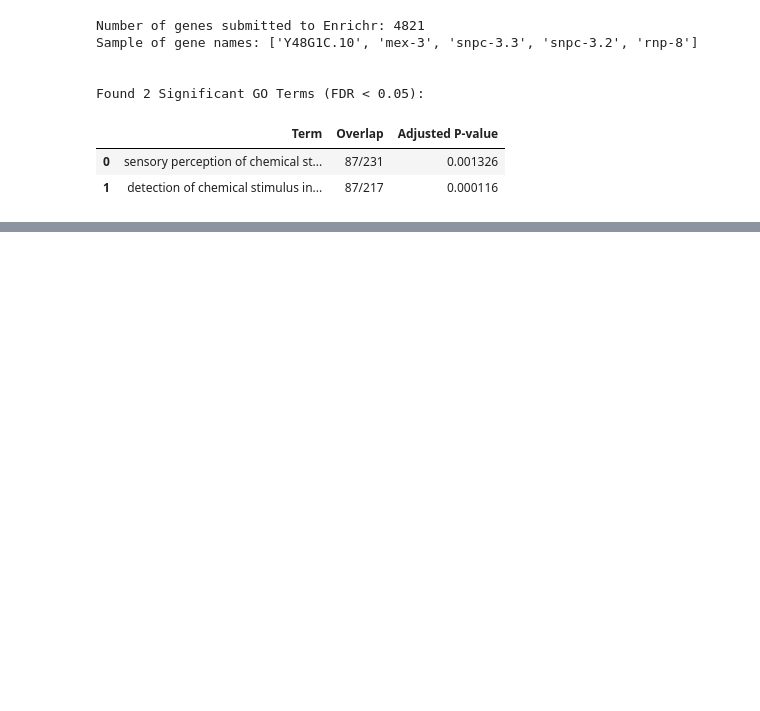
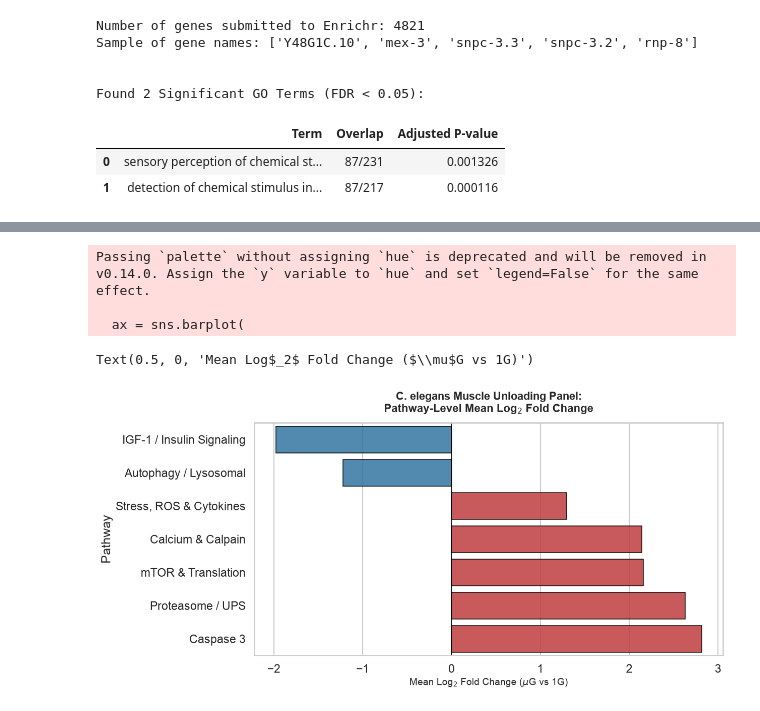
Before and after one commit to gomezdj/exerkinemap, a Jupyter notebook: exerkinemap/space-omics/celegans/celegans_microgravity_rnaseq.ipynb, the cells around one changed output, grey strips where cells are left out. Cells and saved outputs as stored; diff of their text form; code cells hidden in the pictures; blank space fills up the shorter version.

```diff
--- a/exerkinemap/space-omics/celegans/celegans_microgravity_rnaseq.ipynb
+++ b/exerkinemap/space-omics/celegans/celegans_microgravity_rnaseq.ipynb
@@ -192,0 +580,61 @@ Found 2 Significant GO Terms (FDR < 0.05):
+# %%
+import matplotlib.pyplot as plt
+import seaborn as sns
+import pandas as pd
+import numpy as np
+
+# 1. Prepare and Aggregate Pathway Data
+# Assuming 'panel_df' from the previous step contains your filtered panel genes with 'Pathway' and 'log2(fold_change_capped)'
+# If running standalone, we rebuild the summary table directly from degs:
+
+unloading_panel = {
+    'IGF-1 / Insulin Signaling': ['ins-11', 'ins-12', 'ins-15', 'ins-18', 'age-1', 'akt-1', 'akt-2'],
+    'mTOR & Translation': ['rsks-1', 'let-363', 'lev-9'],
+    'FOXO Transcription': ['daf-16'],
+    'Focal Adhesion (FAK/MHC)': ['pck-1', 'myo-3', 'unc-54'],
+    'Stress, ROS & Cytokines': ['sod-3', 'hsp-70', 'hsp-16.2', 'ncx-5', 'ncx-9'],
+    'Calcium & Calpain': ['clp-6'],
+    'Caspase 3': ['ced-3'],
+    'Autophagy / Lysosomal': ['atg-9', 'epg-5', 'cpr-1', 'cpr-4', 'cpr-5', 'asp-8', 'asp-9', 'asp-11'],
+    'Proteasome / UPS': ['fbxa-217', 'fbxb-97', 'fbxc-27', 'uba-2', 'ubc-15', 'ubc-22']
+}
+
+panel_genes = [gene for group in unloading_panel.values() for gene in group]
+plot_df = degs[degs['gene'].isin(panel_genes)].copy()
+plot_df['log2(fold_change)'] = pd.to_numeric(plot_df['log2(fold_change)'], errors='coerce')
+plot_df['log2(fold_change)'] = plot_df['log2(fold_change)'].replace(np.inf, 8).replace(-np.inf, -8)
+plot_df = plot_df.dropna(subset=['log2(fold_change)', 'p_value'])
+plot_df = plot_df.groupby('gene', as_index=False).mean(numeric_only=True)
+
+gene_to_pathway = {gene: pathway for pathway, genes in unloading_panel.items() for gene in genes}
+plot_df['Pathway'] = plot_df['gene'].map(gene_to_pathway)
+
+# Compute mean Log2FC per pathway for the bar graph summary
+pathway_bar_data = plot_df.groupby('Pathway')['log2(fold_change)'].mean().reset_index()
+pathway_bar_data = pathway_bar_data.sort_values(by='log2(fold_change)', ascending=True)
+
+# 2. Initialize Elegant Two-Panel Figure (Bar Plot of Pathways + Scatter of Top Drivers)
+plt.figure(figsize=(12, 6))
+sns.set_theme(style="whitegrid", context="talk")
+
+# Plot Pathway-Level Mean Expression Shifts
+ax = sns.barplot(
+    data=pathway_bar_data,
+    y='Pathway',
+    x='log2(fold_change)',
+    palette=['#1f77b4' if x < 0 else '#d62728' for x in pathway_bar_data['log2(fold_change)']],
+    edgecolor='black',
+    linewidth=1.2,
+    alpha=0.85
+)
+
+# Aesthetics & Annotations
+plt.axvline(0, color='black', linestyle='-', linewidth=1)
+plt.title('C. elegans Muscle Unloading Panel:\nPathway-Level Mean Log$_2$ Fold Change', fontsize=16, pad=15, weight='bold')
+plt.xlabel('Mean Log$_2$ Fold Change ($\mu$G vs 1G)', fontsize=14)
+# %% [output]
+Passing `palette` without assigning `hue` is deprecated and will be removed in v0.14.0. Assign the `y` variable to `hue` and set `legend=False` for the same effect.
+
+  ax = sns.barplot(
+Text(0.5, 0, 'Mean Log$_2$ Fold Change ($\\mu$G vs 1G)')
+[figure, added]
```
Also changed, not shown: parts of 15 cells of this notebook, 51 other files.
